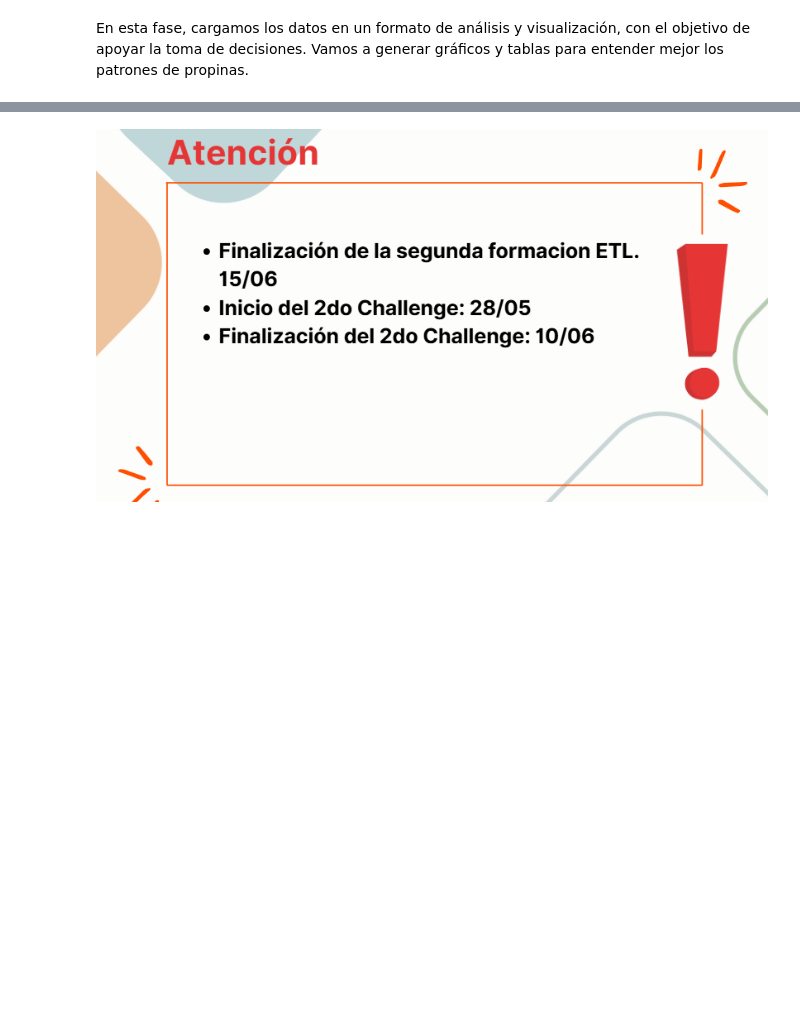
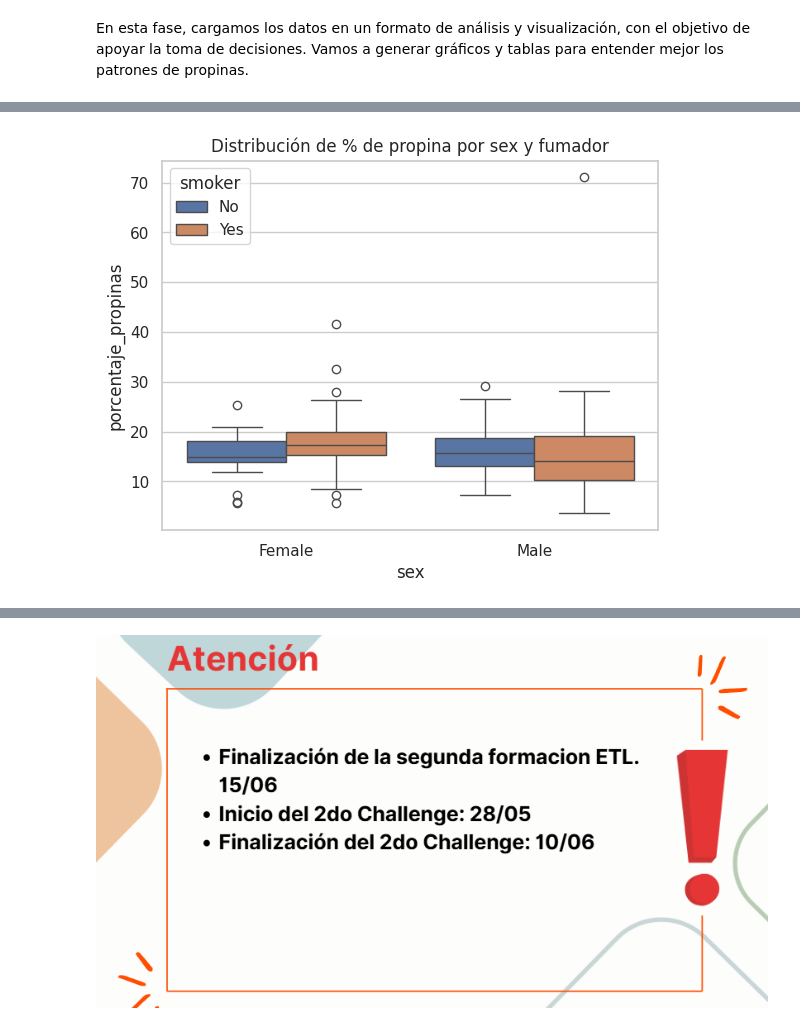
Before and after one commit to JorgeAccardi/cienciadedatos, a Jupyter notebook: ETL_latam.ipynb, the cells around one changed output, grey strips where cells are left out. Saved outputs shown, nothing was run; the diff lists cells and outputs as text; code cells hidden in the pictures; blank space fills up the shorter version.

```diff
--- a/ETL_latam.ipynb
+++ b/ETL_latam.ipynb
@@ -197,0 +189,8 @@ import matplotlib.pyplot as plt
+# %%
+# Propina por sexo y fumante
+# Propina por día
+sns.boxplot(data=df, x='sex', y='porcentaje_propinas', hue='smoker')
+plt.title('Distribución de % de propina por sex y fumador')
+plt.show()
+# %% [output]
+[figure, added]
```
Also changed, not shown: parts of 7 cells of this notebook.
